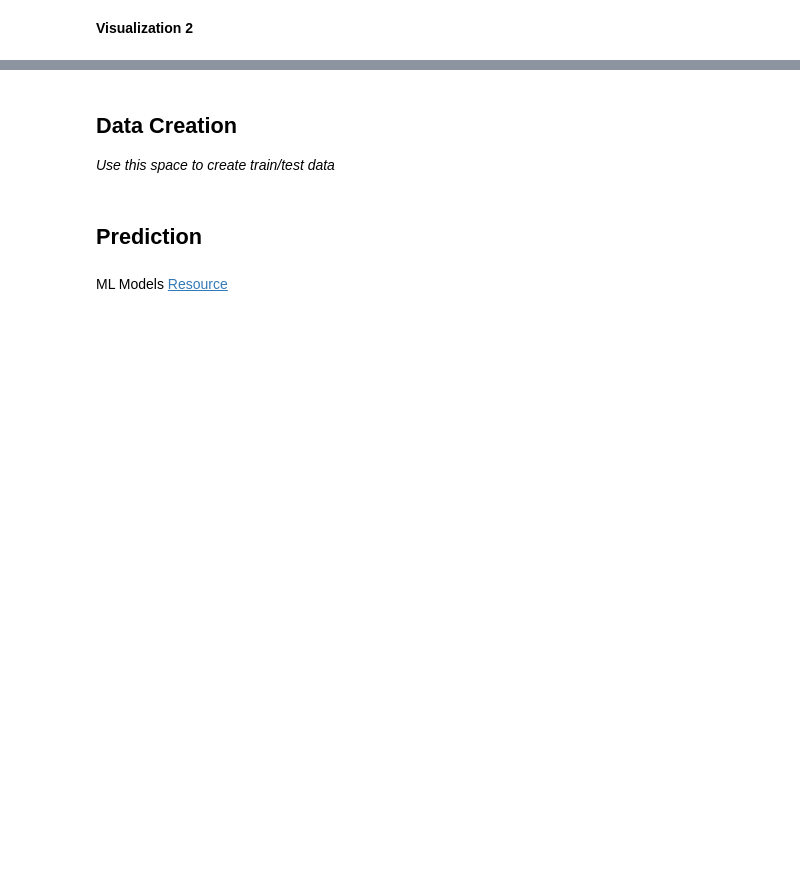
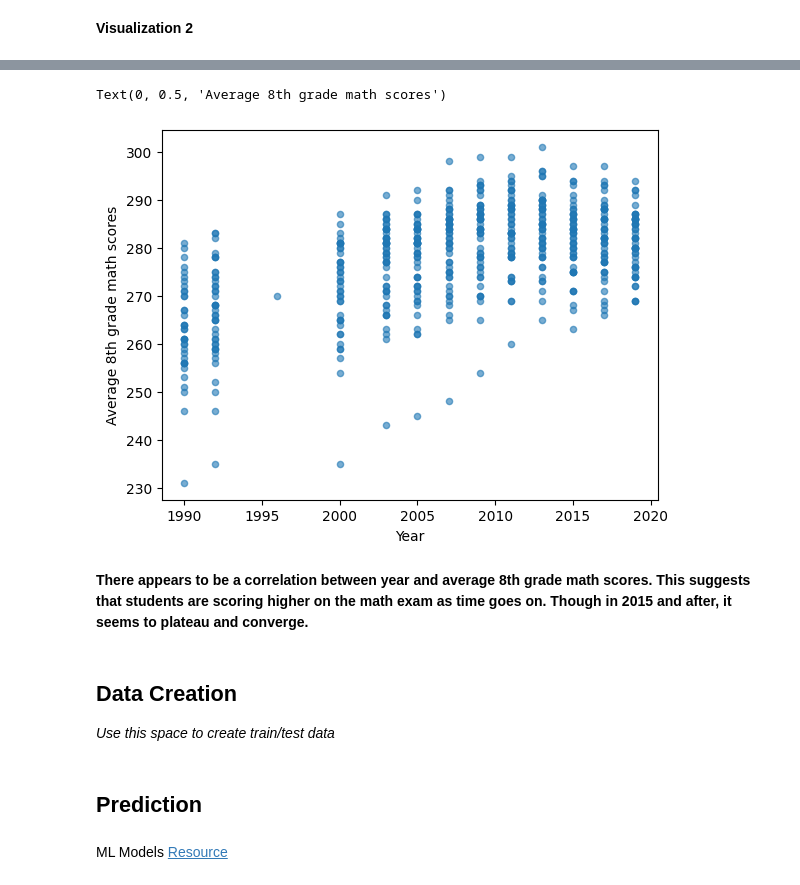
Before and after one commit to ejmones/MDST-Tutorial, a Jupyter notebook: tutorial1/checkpoint1.ipynb, the cells around one changed output, grey strips where cells are left out. Cells and saved outputs as stored; diff of their text form; code cells hidden in the pictures; blank space fills up the shorter version.

```diff
--- a/tutorial1/checkpoint1.ipynb
+++ b/tutorial1/checkpoint1.ipynb
@@ -201,3 +219,12 @@ Investigate the relationship between your chosen response variable and at least
+# %%
+df.plot.scatter(x="YEAR", y = "AVG_MATH_8_SCORE", alpha = 0.6)
+plt.xlabel("Year")
+plt.ylabel("Average 8th grade math scores")
+# %% [output]
+Text(0, 0.5, 'Average 8th grade math scores')
+[figure, added]
+# %% [markdown]
+**There appears to be a correlation between year and average 8th grade math scores. This suggests that students are scoring higher on the math exam as time goes on. Though in 2015 and after, it seems to plateau and converge.**
 # %% [markdown]
 <h2> Data Creation </h2>
 
```
Also changed, not shown: parts of 25 cells of this notebook.
